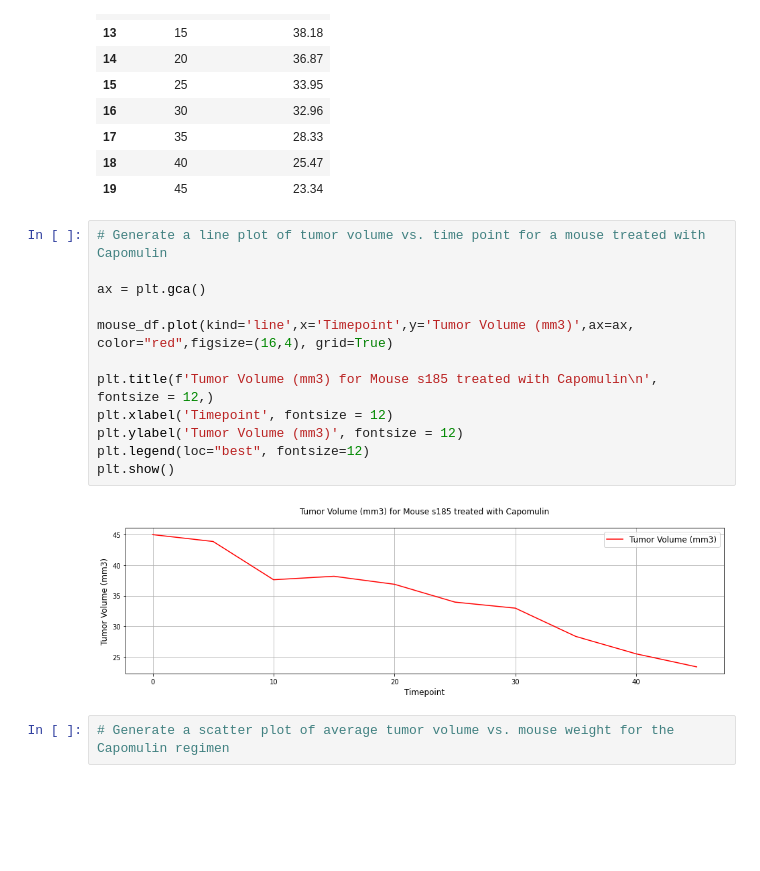
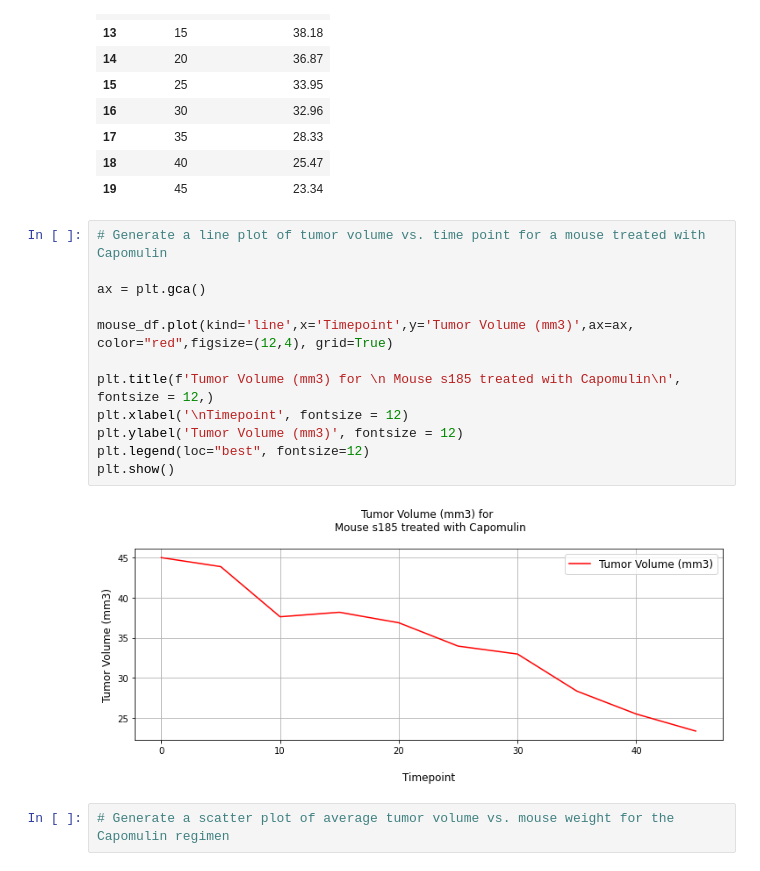
Before and after one commit to uldom/Matplotlib_Challenge, a Jupyter notebook: Pymaceuticals/pymaceuticals_starter.ipynb, the cells around one changed output. Saved outputs shown, nothing was run; the diff lists cells and outputs as text; blank space fills up the shorter version.

Commit message:
Line Plot Complete

```diff
--- a/Pymaceuticals/pymaceuticals_starter.ipynb
+++ b/Pymaceuticals/pymaceuticals_starter.ipynb
@@ -416,17 +410,17 @@ mouse_df
 # %%
 # Generate a line plot of tumor volume vs. time point for a mouse treated with Capomulin
 
 ax = plt.gca()
 
-mouse_df.plot(kind='line',x='Timepoint',y='Tumor Volume (mm3)',ax=ax, color="red",figsize=(16,4), grid=True)
+mouse_df.plot(kind='line',x='Timepoint',y='Tumor Volume (mm3)',ax=ax, color="red",figsize=(12,4), grid=True)
 
-plt.title(f'Tumor Volume (mm3) for Mouse s185 treated with Capomulin\n', fontsize = 12,)
-plt.xlabel('Timepoint', fontsize = 12)
+plt.title(f'Tumor Volume (mm3) for \n Mouse s185 treated with Capomulin\n', fontsize = 12,)
+plt.xlabel('\nTimepoint', fontsize = 12)
 plt.ylabel('Tumor Volume (mm3)', fontsize = 12)
 plt.legend(loc="best", fontsize=12)
 plt.show()
 # %% [output]
-[figure, old version]
+[figure, new version]
 # %%
 # Generate a scatter plot of average tumor volume vs. mouse weight for the Capomulin regimen
 # %% [markdown]
```
Also changed, not shown: parts of 5 cells of this notebook.
